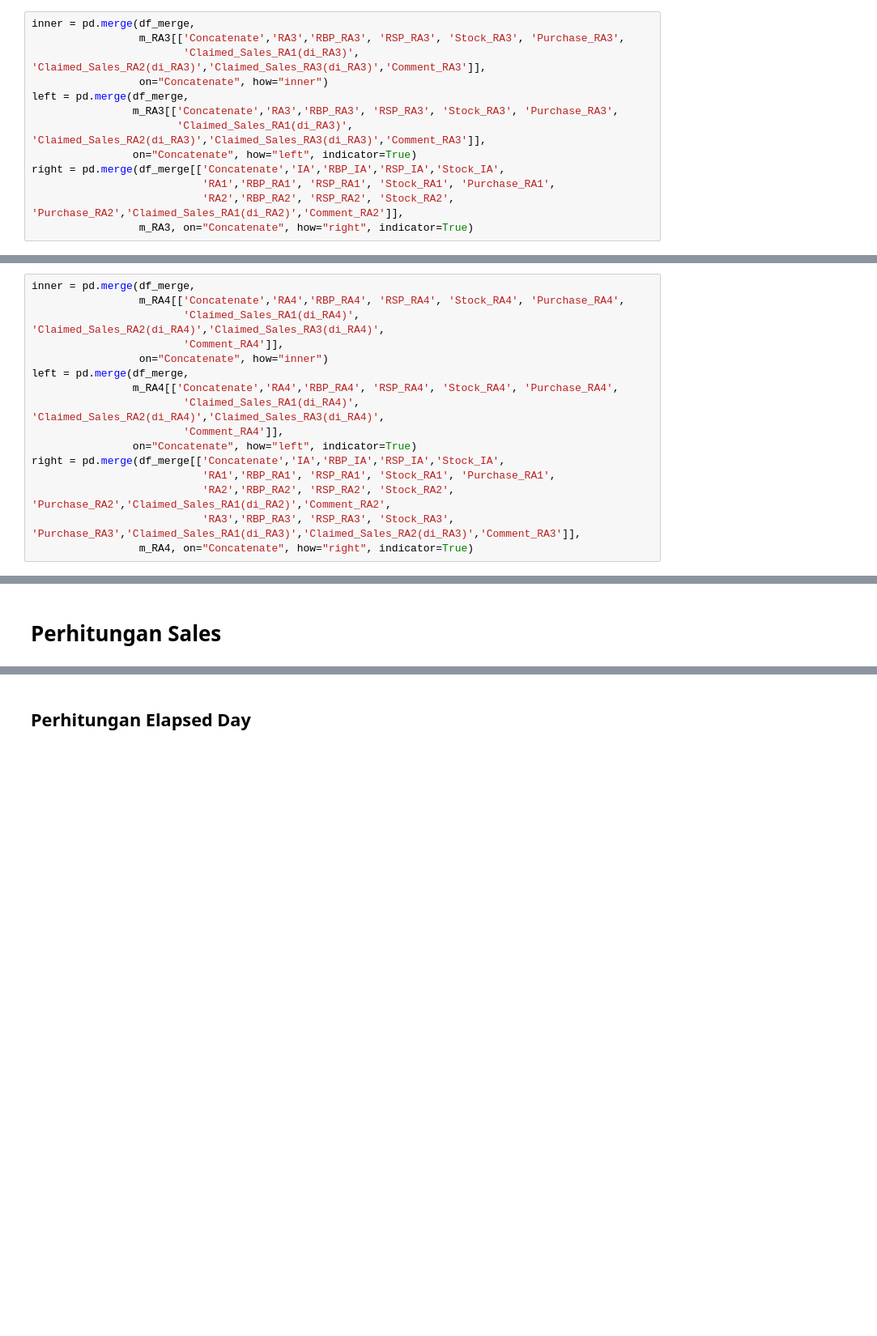
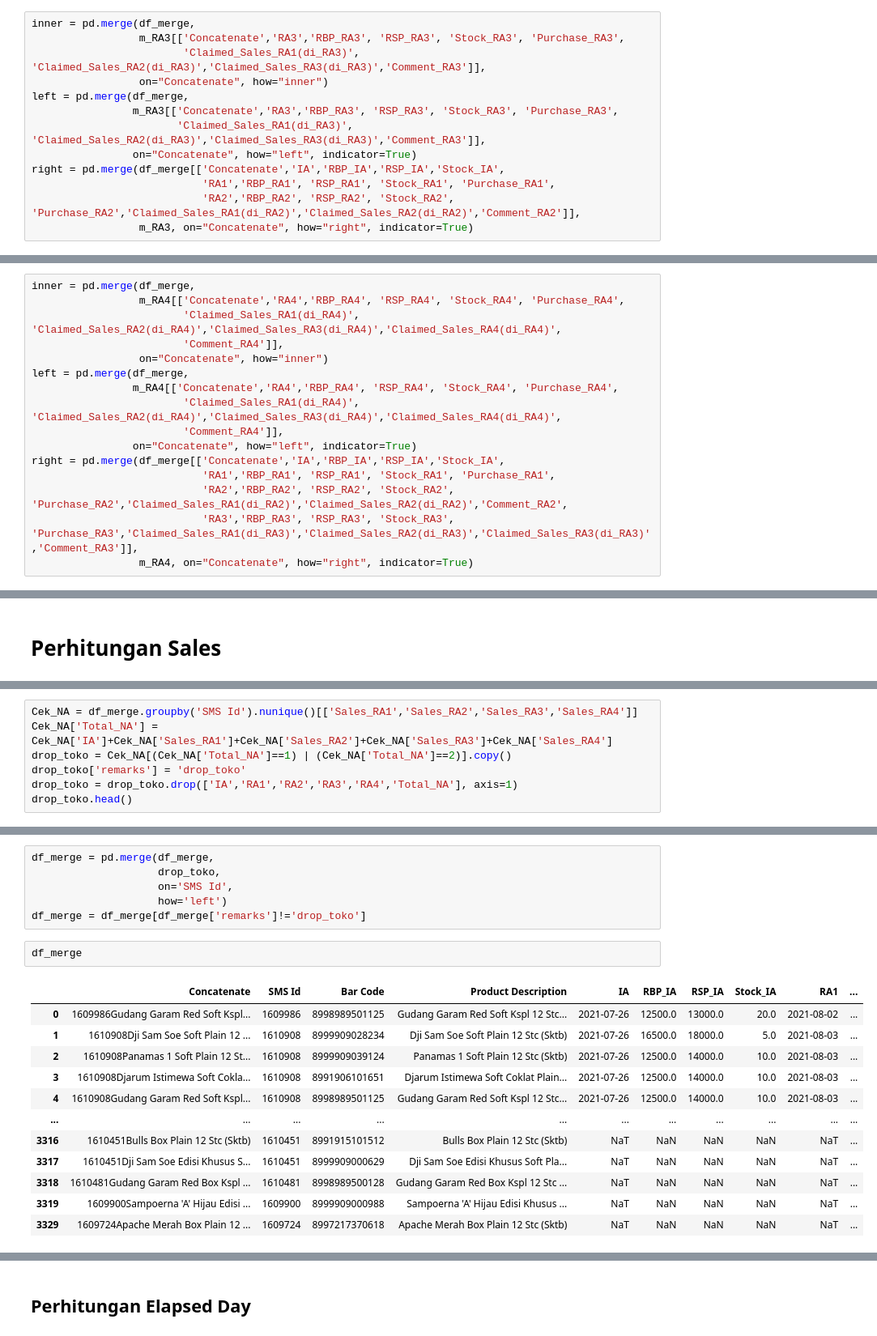
Before and after one commit to dyahrosita/Project, a Jupyter notebook: Project_JTI_5AO.ipynb, the cells around one changed output, grey strips where cells are left out. Shown at 81% size. Saved outputs shown, nothing was run; the diff lists cells and outputs as text; blank space fills up the shorter version.

```diff
--- a/Project_JTI_5AO.ipynb
+++ b/Project_JTI_5AO.ipynb
@@ -520,7 +529,7 @@ left = pd.merge(df_merge,
                 on="Concatenate", how="left", indicator=True)
 right = pd.merge(df_merge[['Concatenate','IA','RBP_IA','RSP_IA','Stock_IA',
                            'RA1','RBP_RA1', 'RSP_RA1', 'Stock_RA1', 'Purchase_RA1',
-                           'RA2','RBP_RA2', 'RSP_RA2', 'Stock_RA2', 'Purchase_RA2','Claimed_Sales_RA1(di_RA2)','Comment_RA2']],
+                           'RA2','RBP_RA2', 'RSP_RA2', 'Stock_RA2', 'Purchase_RA2','Claimed_Sales_RA1(di_RA2)','Claimed_Sales_RA2(di_RA2)','Comment_RA2']],
                  m_RA3, on="Concatenate", how="right", indicator=True)
 # %%
 df_merge = inner.append(left[left['_merge']=='left_only'], ignore_index = True)
@@ -544,18 +553,18 @@ df_merge.shape
 # %%
 inner = pd.merge(df_merge,
                  m_RA4[['Concatenate','RA4','RBP_RA4', 'RSP_RA4', 'Stock_RA4', 'Purchase_RA4',
-                        'Claimed_Sales_RA1(di_RA4)', 'Claimed_Sales_RA2(di_RA4)','Claimed_Sales_RA3(di_RA4)',
+                        'Claimed_Sales_RA1(di_RA4)', 'Claimed_Sales_RA2(di_RA4)','Claimed_Sales_RA3(di_RA4)','Claimed_Sales_RA4(di_RA4)',
                         'Comment_RA4']],
                  on="Concatenate", how="inner")
 left = pd.merge(df_merge,
                 m_RA4[['Concatenate','RA4','RBP_RA4', 'RSP_RA4', 'Stock_RA4', 'Purchase_RA4',
-                        'Claimed_Sales_RA1(di_RA4)', 'Claimed_Sales_RA2(di_RA4)','Claimed_Sales_RA3(di_RA4)',
+                        'Claimed_Sales_RA1(di_RA4)', 'Claimed_Sales_RA2(di_RA4)','Claimed_Sales_RA3(di_RA4)','Claimed_Sales_RA4(di_RA4)',
                         'Comment_RA4']],
                 on="Concatenate", how="left", indicator=True)
 right = pd.merge(df_merge[['Concatenate','IA','RBP_IA','RSP_IA','Stock_IA',
                            'RA1','RBP_RA1', 'RSP_RA1', 'Stock_RA1', 'Purchase_RA1',
-                           'RA2','RBP_RA2', 'RSP_RA2', 'Stock_RA2', 'Purchase_RA2','Claimed_Sales_RA1(di_RA2)','Comment_RA2',
-                           'RA3','RBP_RA3', 'RSP_RA3', 'Stock_RA3', 'Purchase_RA3','Claimed_Sales_RA1(di_RA3)','Claimed_Sales_RA2(di_RA3)','Comment_RA3']],
+                           'RA2','RBP_RA2', 'RSP_RA2', 'Stock_RA2', 'Purchase_RA2','Claimed_Sales_RA1(di_RA2)','Claimed_Sales_RA2(di_RA2)','Comment_RA2',
+                           'RA3','RBP_RA3', 'RSP_RA3', 'Stock_RA3', 'Purchase_RA3','Claimed_Sales_RA1(di_RA3)','Claimed_Sales_RA2(di_RA3)','Claimed_Sales_RA3(di_RA3)','Comment_RA3']],
                  m_RA4, on="Concatenate", how="right", indicator=True)
 # %%
 df_merge = inner.append(left[left['_merge']=='left_only'], ignore_index = True)
@@ -592,0 +597,7 @@ df_merge.head()
+# %%
+Cek_NA = df_merge.groupby('SMS Id').nunique()[['Sales_RA1','Sales_RA2','Sales_RA3','Sales_RA4']]
+Cek_NA['Total_NA'] = Cek_NA['IA']+Cek_NA['Sales_RA1']+Cek_NA['Sales_RA2']+Cek_NA['Sales_RA3']+Cek_NA['Sales_RA4']
+drop_toko = Cek_NA[(Cek_NA['Total_NA']==1) | (Cek_NA['Total_NA']==2)].copy()
+drop_toko['remarks'] = 'drop_toko'
+drop_toko = drop_toko.drop(['IA','RA1','RA2','RA3','RA4','Total_NA'], axis=1)
+drop_toko.head()
@@ -592,0 +607,21 @@ df_merge.head()
+# %%
+df_merge = pd.merge(df_merge,
+                    drop_toko,
+                    on='SMS Id',
+                    how='left')
+df_merge = df_merge[df_merge['remarks']!='drop_toko']
+# %%
+df_merge
+# %% [output]
+|  | Concatenate | SMS Id | Bar Code | Product Description | IA | RBP_IA | RSP_IA | Stock_IA | RA1 | ... |
+| 0 | 1609986Gudang Garam Red Soft Kspl... | 1609986 | 8998989501125 | Gudang Garam Red Soft Kspl 12 Stc... | 2021-07-26 | 12500.0 | 13000.0 | 20.0 | 2021-08-02 | ... |
+| 1 | 1610908Dji Sam Soe Soft Plain 12 ... | 1610908 | 8999909028234 | Dji Sam Soe Soft Plain 12 Stc (Sktb) | 2021-07-26 | 16500.0 | 18000.0 | 5.0 | 2021-08-03 | ... |
+| 2 | 1610908Panamas 1 Soft Plain 12 St... | 1610908 | 8999909039124 | Panamas 1 Soft Plain 12 Stc (Sktb) | 2021-07-26 | 12500.0 | 14000.0 | 10.0 | 2021-08-03 | ... |
+| 3 | 1610908Djarum Istimewa Soft Cokla... | 1610908 | 8991906101651 | Djarum Istimewa Soft Coklat Plain... | 2021-07-26 | 12500.0 | 14000.0 | 10.0 | 2021-08-03 | ... |
+| 4 | 1610908Gudang Garam Red Soft Kspl... | 1610908 | 8998989501125 | Gudang Garam Red Soft Kspl 12 Stc... | 2021-07-26 | 12500.0 | 14000.0 | 10.0 | 2021-08-03 | ... |
+| ... | ... | ... | ... | ... | ... | ... | ... | ... | ... | ... |
+| 3316 | 1610451Bulls Box Plain 12 Stc (Sktb) | 1610451 | 8991915101512 | Bulls Box Plain 12 Stc (Sktb) | NaT | NaN | NaN | NaN | NaT | ... |
+| 3317 | 1610451Dji Sam Soe Edisi Khusus S... | 1610451 | 8999909000629 | Dji Sam Soe Edisi Khusus Soft Pla... | NaT | NaN | NaN | NaN | NaT | ... |
+| 3318 | 1610481Gudang Garam Red Box Kspl ... | 1610481 | 8998989500128 | Gudang Garam Red Box Kspl 12 Stc ... | NaT | NaN | NaN | NaN | NaT | ... |
+| 3319 | 1609900Sampoerna 'A' Hijau Edisi ... | 1609900 | 8999909000988 | Sampoerna 'A' Hijau Edisi Khusus ... | NaT | NaN | NaN | NaN | NaT | ... |
+| 3329 | 1609724Apache Merah Box Plain 12 ... | 1609724 | 8997217370618 | Apache Merah Box Plain 12 Stc (Sktb) | NaT | NaN | NaN | NaN | NaT | ... |
```
Also changed, not shown: parts of 45 cells of this notebook.
